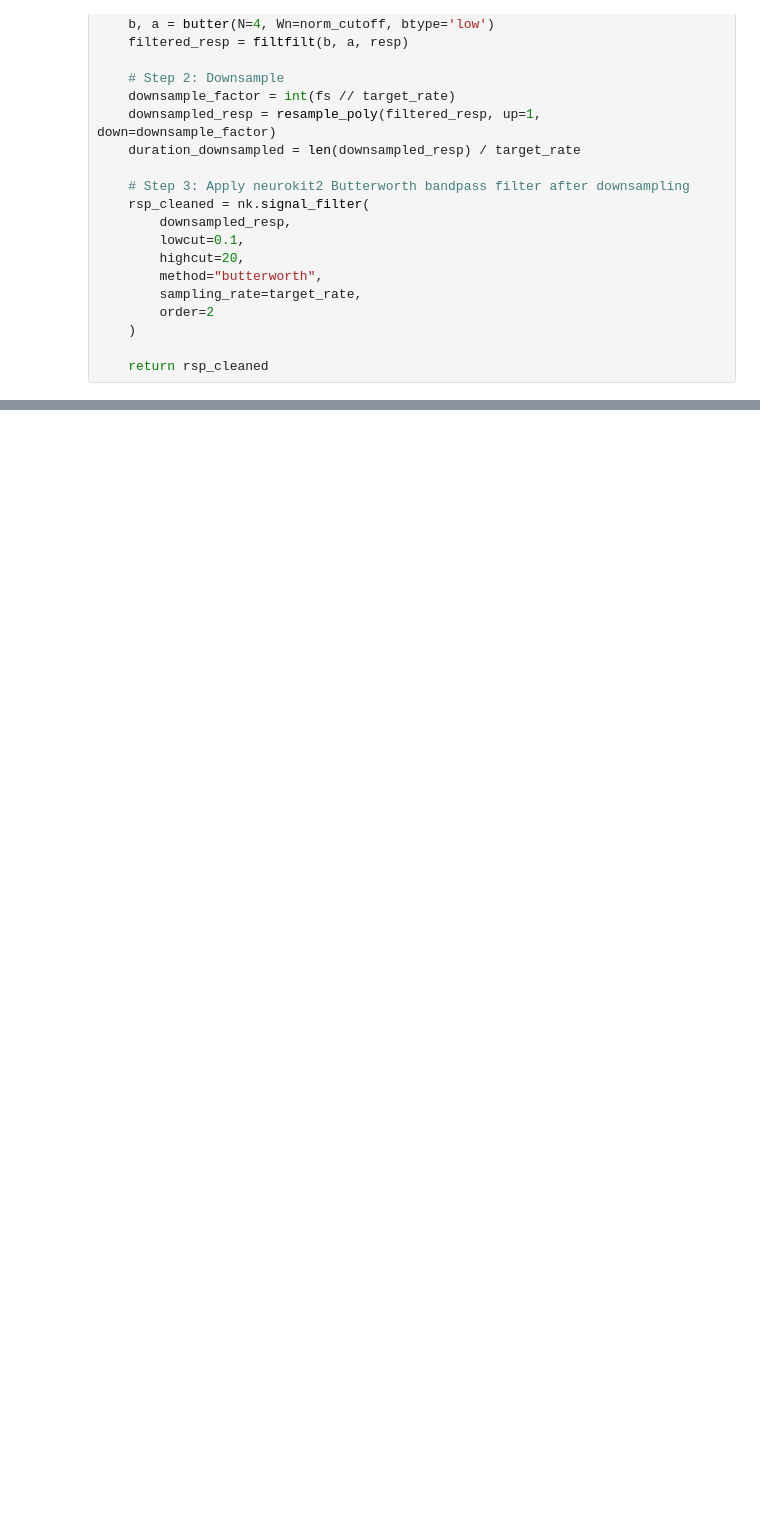
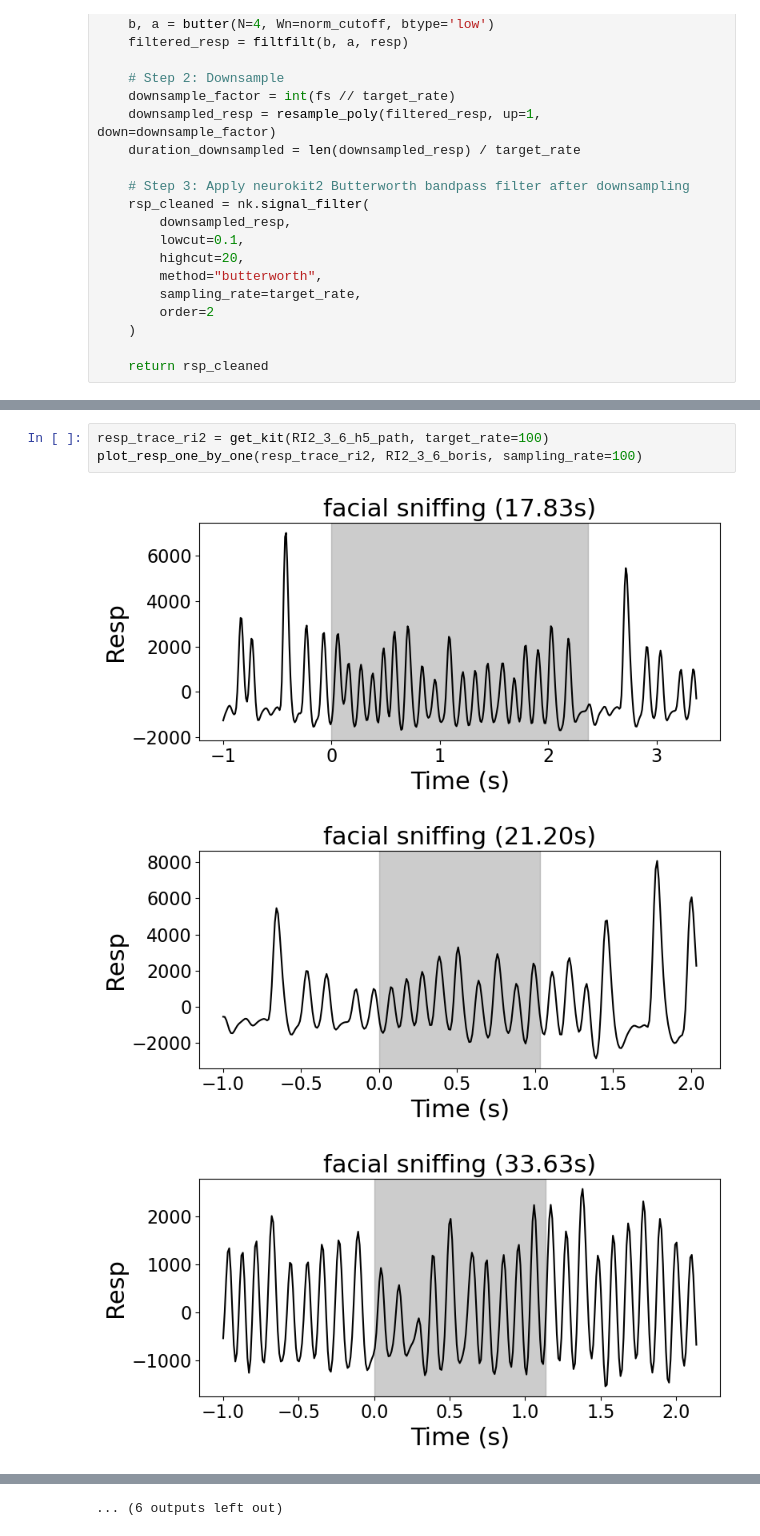
Before and after one commit to padillacoreanolab/respiratory_pilot, a Jupyter notebook: notebooks/thomas_notebooks/Sequioa_resp_behavior.ipynb, the cells around one changed output, grey strips where cells are left out. Cells and saved outputs as stored; diff of their text form; blank space fills up the shorter version.

```diff
--- a/notebooks/thomas_notebooks/Sequioa_resp_behavior.ipynb
+++ b/notebooks/thomas_notebooks/Sequioa_resp_behavior.ipynb
@@ -89,0 +264,7 @@ s3_6_ = get_kit(h5_file, target_rate=100, behavior_data=None)
+# %%
+resp_trace_ri2 = get_kit(RI2_3_6_h5_path, target_rate=100)
+plot_resp_one_by_one(resp_trace_ri2, RI2_3_6_boris, sampling_rate=100)
+# %% [output]
+[figure, added]
+[figure, added]
+[figure, added]
@@ -89,0 +280 @@ s3_6_ = get_kit(h5_file, target_rate=100, behavior_data=None)
+... (6 outputs left out)
```
Also changed, not shown: parts of 11 cells of this notebook, 7 other files.
